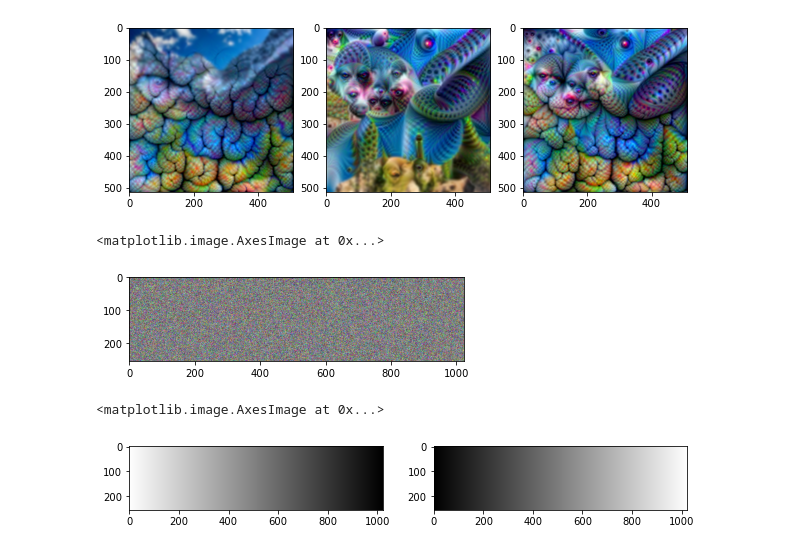
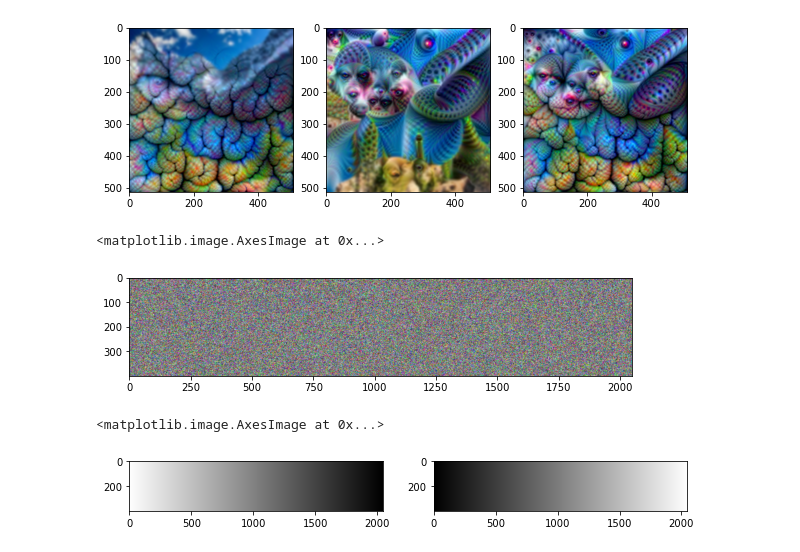
Before and after one commit to Mayukhdeb/torch-dreams-notebooks, a Jupyter notebook: notebooks/experiments_with_gradient_masks.ipynb, the cells around one changed output. Cells and saved outputs as stored; diff of their text form; code cells hidden in the pictures.

```diff
--- a/notebooks/experiments_with_gradient_masks.ipynb
+++ b/notebooks/experiments_with_gradient_masks.ipynb
@@ -108,15 +108,22 @@ ax.flat[2].imshow(out_single_conv)
 <matplotlib.image.AxesImage at 0x...>
 [figure]
 # %%
+noise_size = (2048,400)
+
 noise_long = (np.random.rand(256,1024,3).astype(np.float32) *255).astype(np.uint8)
+
+noise_long = cv2.resize(noise_long,noise_size )
 cv2.imwrite("noise_long.jpg", noise_long)
 plt.imshow(noise_long)
 # %% [output]
 <matplotlib.image.AxesImage at 0x...>
-[figure, old version]
+[figure, new version]
 # %%
 grad_mask =  cv2.rotate(np.repeat(np.linspace(0, 1, 512),512*3).reshape(1024,256,3).astype(np.float32) ,cv2.ROTATE_90_CLOCKWISE)
 grad_mask_2 =  cv2.rotate(np.repeat(np.linspace(1, 0, 512),512*3).reshape(1024,256,3).astype(np.float32) ,cv2.ROTATE_90_CLOCKWISE)
+
+grad_mask = cv2.resize(grad_mask, noise_size)
+grad_mask_2 = cv2.resize(grad_mask_2, noise_size)
 
 fig, ax = plt.subplots(nrows=1, ncols=2, figsize = (10,5))
 
@@ -124,7 +131,7 @@ ax.flat[0].imshow(grad_mask)
 ax.flat[1].imshow(grad_mask_2)
 # %% [output]
 <matplotlib.image.AxesImage at 0x...>
-[figure, old version]
+[figure, new version]
 # %%
 layers_to_use = [model.Mixed_6c.branch7x7_1.conv, model.Mixed_6d.branch7x7_1.conv]
 
```
Also changed, not shown: parts of 5 cells of this notebook, 1 other file.
